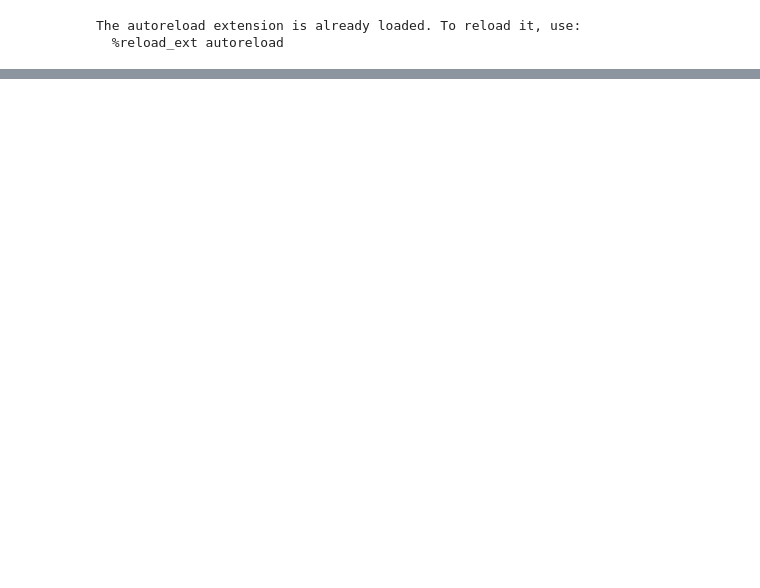
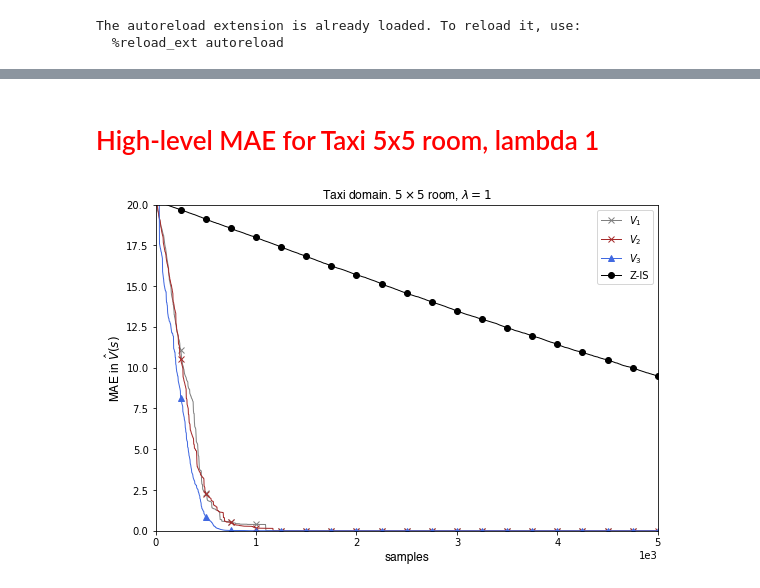
Before and after one commit to guillermoim/options, a Jupyter notebook: notebooks/Sandbox.ipynb, the cells around one changed output, grey strips where cells are left out. Cells and saved outputs as stored; diff of their text form; code cells hidden in the pictures; blank space fills up the shorter version.

```diff
--- a/notebooks/Sandbox.ipynb
+++ b/notebooks/Sandbox.ipynb
@@ -13,0 +18,40 @@ results_dir = '../results'
+# %% [markdown]
+# <span style="color: red;"> High-level MAE for Taxi 5x5 room, lambda 1</span>
+# %%
+res_v1 = get_MAE_HL_errors(f'{results_dir}/taxi_5_v1_333.pkl', '$V_1$-IL', 5000, 10, (8, 5))
+res_v2 = get_MAE_HL_errors(f'{results_dir}/taxi_5_v2_333.pkl', '$V_2$-IL', 5000, 10, (8, 5))
+res_v3 = get_MAE_HL_errors(f'{results_dir}/taxi_5_v3_333.pkl', '$V_3$-IL', 5000, 10, (8, 5))
+res_plain = get_MAE_plain_Z_learning(f'{results_dir}/taxi_5_flat_333.pkl', 'Z-learning+IS', 5000, 10)
+
+filename = 'overall_taxi_5_1.pdf'
+
+csfont = {'fontname':'Helvetica'}
+hfont = {'fontname':'Helvetica', 'fontsize':12}
+
+plt.close('all')
+
+fig, ax = plt.subplots(1,1, figsize=(9, 6))
+
+lambda_ = 1
+
+ax.set_title(fr'Taxi domain. $ 5\times5 $ room, $\lambda={lambda_}$', **csfont)
+
+ax.plot(res_v1[2], linewidth=1, markevery=250, color='gray', marker='x')
+ax.plot(res_v2[2], linewidth=1, markevery=250, color='brown', marker='x')
+ax.plot(res_v3[2], linewidth=1, markevery=250, color='royalblue', marker='^')
+ax.plot(res_plain, linewidth=1, markevery=250, color='black', marker='o')
+
+plt.ticklabel_format(style='sci', axis='x', scilimits=(0,0))
+
+legend = ['$V_1$', '$V_2$', '$V_3$', 'Z-IS']
+
+ax.legend(legend)
+ax.set_xlim((0,5000))
+ax.set_ylim((0,20))
+
+ax.set_ylabel('MAE in $\hat V(s)$', **hfont)
+ax.set_xlabel('samples', **hfont)
+plt.savefig(filename, bbox_inches='tight', dpi=500)
+plt.show()
+# %% [output]
+[figure, added]
```
Also changed, not shown: parts of 37 cells of this notebook, 11 other files.
